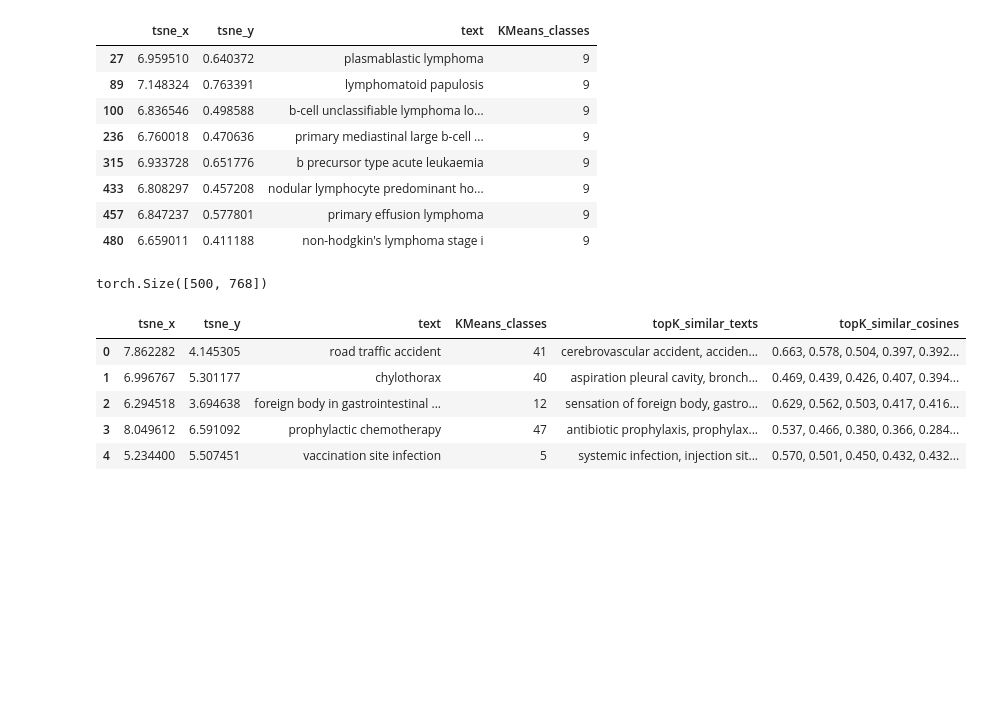
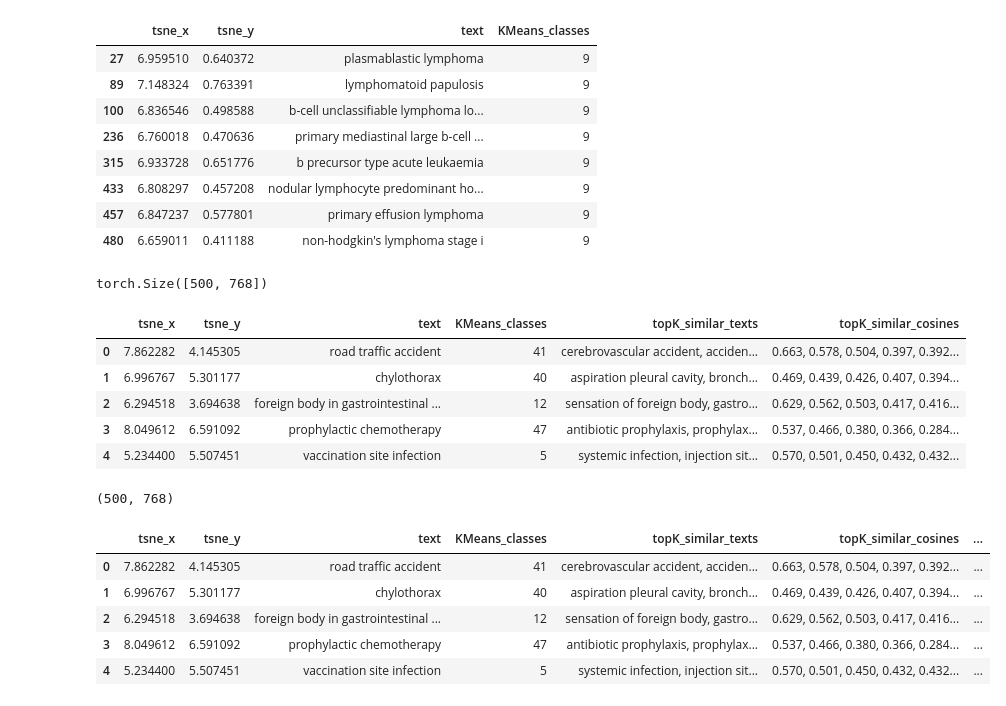
Before and after one commit to vinbhaskara/bert-rag-tsne-demo, a Jupyter notebook: embeddings.ipynb, the cells around one changed output. Cells and saved outputs as stored; diff of their text form; code cells hidden in the pictures; blank space fills up the shorter version.

Commit message:
add faiss demo to embeddings.ipynb

```diff
--- a/embeddings.ipynb
+++ b/embeddings.ipynb
@@ -34,11 +35,12 @@ Set options here
 # encoding_model_str = "google-bert/bert-base-uncased"
 # encoding_model_str = "sentence-transformers/bert-base-nli-mean-tokens"
 # encoding_model_str = "microsoft/BiomedNLP-BiomedBERT-base-uncased-abstract-fulltext"
+# encoding_model_str = "Lianglab/PharmBERT-uncased"
 encoding_model_str = "NeuML/pubmedbert-base-embeddings"
 
 # text files from the Canadian ADR dB
 # see: https://www.canada.ca/en/health-canada/services/drugs-health-products/medeffect-canada/adverse-reaction-database/canada-vigilance-online-database-data-extract.html
-base_dir = "./"
+base_dir = ""
 text_path_dict = {
     "AlternateDrugs": base_dir + "AlternateDrugs.csv",
     "diseases": base_dir + "diseases.csv",
@@ -196,0 +195,5 @@ X_tsne_pd.head()
+# %%
+embeddings = sentence_embedding_normalized.numpy().astype("float32")
+embeddings.shape
+# %% [output]
+(500, 768)
@@ -196,0 +204,34 @@ X_tsne_pd.head()
+# %%
+index = faiss.read_index("./faiss_vector_db_inner_prod.index")
+# %%
+topK = 10
+topK_similar_texts = []
+topK_similar_texts_cosines = []
+
+# get the topK matches using FAISS in a vectorized manner
+similarities, indices = index.search(embeddings, topK + 1)
+
+for user_query_embedding_idx in range(sentence_embedding_normalized.shape[0]):
+    topK_matches = indices[user_query_embedding_idx][
+        1:
+    ]  # ignore top match which is itself
+    topK_similar_texts.append(
+        ", ".join(X_tsne_pd["text"].to_numpy()[topK_matches].tolist())
+    )
+    topK_similar_texts_cosines.append(
+        ", ".join(
+            [str(i)[:5] for i in similarities[user_query_embedding_idx][1:].tolist()]
+        )
+    )
+
+X_tsne_pd["faiss_topK_similar_texts"] = topK_similar_texts
+X_tsne_pd["faiss_topK_similar_cosines"] = topK_similar_texts_cosines
+# %%
+X_tsne_pd.head()
+# %% [output]
+|  | tsne_x | tsne_y | text | KMeans_classes | topK_similar_texts | topK_similar_cosines | ... |
+| 0 | 7.862282 | 4.145305 | road traffic accident | 41 | cerebrovascular accident, acciden... | 0.663, 0.578, 0.504, 0.397, 0.392... | ... |
+| 1 | 6.996767 | 5.301177 | chylothorax | 40 | aspiration pleural cavity, bronch... | 0.469, 0.439, 0.426, 0.407, 0.394... | ... |
+| 2 | 6.294518 | 3.694638 | foreign body in gastrointestinal ... | 12 | sensation of foreign body, gastro... | 0.629, 0.562, 0.503, 0.417, 0.416... | ... |
+| 3 | 8.049612 | 6.591092 | prophylactic chemotherapy | 47 | antibiotic prophylaxis, prophylax... | 0.537, 0.466, 0.380, 0.366, 0.284... | ... |
+| 4 | 5.234400 | 5.507451 | vaccination site infection | 5 | systemic infection, injection sit... | 0.570, 0.501, 0.450, 0.432, 0.432... | ... |
```
Also changed, not shown: parts of 5 cells of this notebook.
